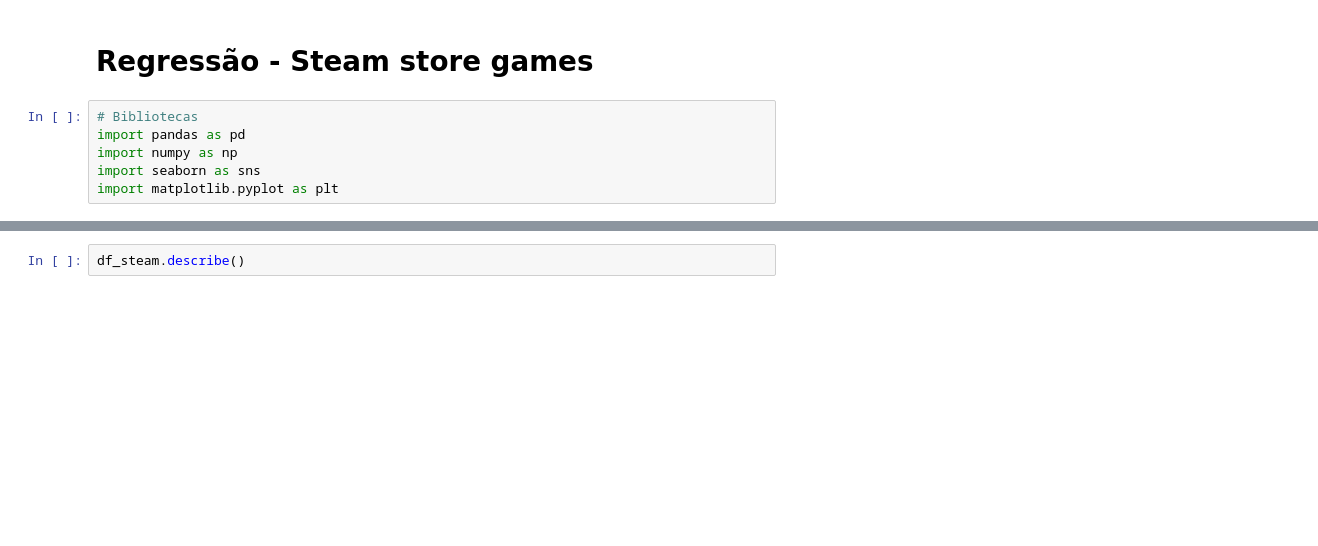
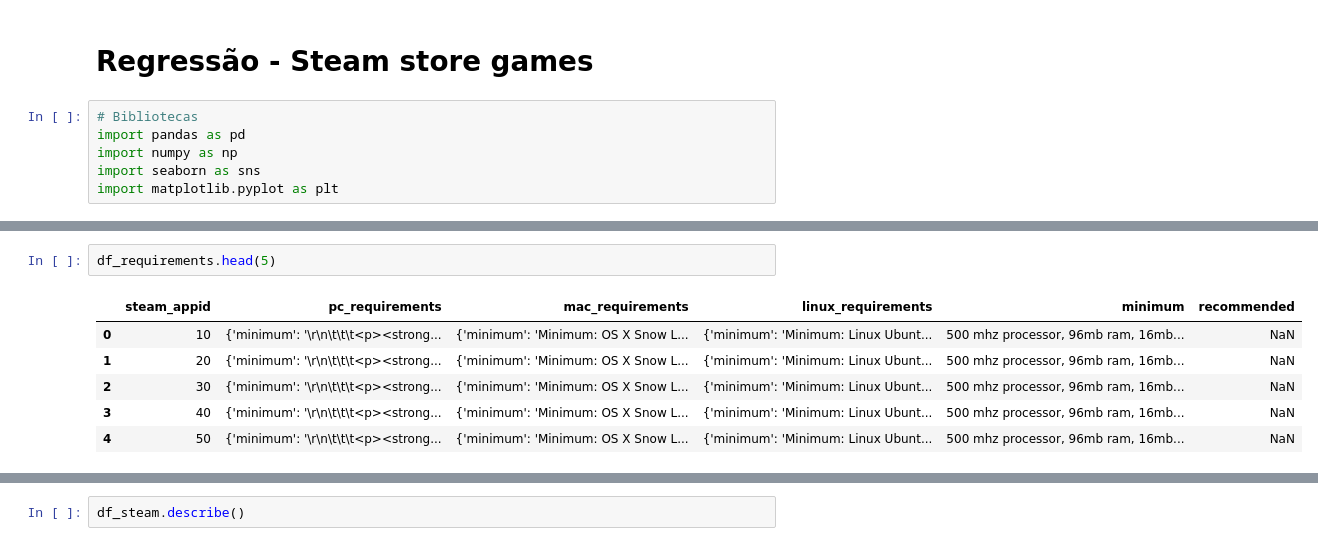
Before and after one commit to pedroogaab/Reconhecimento-de-padroes, a Jupyter notebook: regression.ipynb, the cells around one changed output, grey strips where cells are left out. Drawn from its saved outputs; the diff is of its cells as text; blank space fills up the shorter version.

```diff
--- a/regression.ipynb
+++ b/regression.ipynb
@@ -12,0 +45,9 @@ df_support = pd.read_csv("data/steam/steam_support_info.csv")
+# %%
+df_requirements.head(5)
+# %% [output]
+|  | steam_appid | pc_requirements | mac_requirements | linux_requirements | minimum | recommended |
+| 0 | 10 | {'minimum': '\r\n\t\t\t<p><strong... | {'minimum': 'Minimum: OS X Snow L... | {'minimum': 'Minimum: Linux Ubunt... | 500 mhz processor, 96mb ram, 16mb... | NaN |
+| 1 | 20 | {'minimum': '\r\n\t\t\t<p><strong... | {'minimum': 'Minimum: OS X Snow L... | {'minimum': 'Minimum: Linux Ubunt... | 500 mhz processor, 96mb ram, 16mb... | NaN |
+| 2 | 30 | {'minimum': '\r\n\t\t\t<p><strong... | {'minimum': 'Minimum: OS X Snow L... | {'minimum': 'Minimum: Linux Ubunt... | 500 mhz processor, 96mb ram, 16mb... | NaN |
+| 3 | 40 | {'minimum': '\r\n\t\t\t<p><strong... | {'minimum': 'Minimum: OS X Snow L... | {'minimum': 'Minimum: Linux Ubunt... | 500 mhz processor, 96mb ram, 16mb... | NaN |
+| 4 | 50 | {'minimum': '\r\n\t\t\t<p><strong... | {'minimum': 'Minimum: OS X Snow L... | {'minimum': 'Minimum: Linux Ubunt... | 500 mhz processor, 96mb ram, 16mb... | NaN |
```
Also changed, not shown: parts of 21 cells of this notebook.
